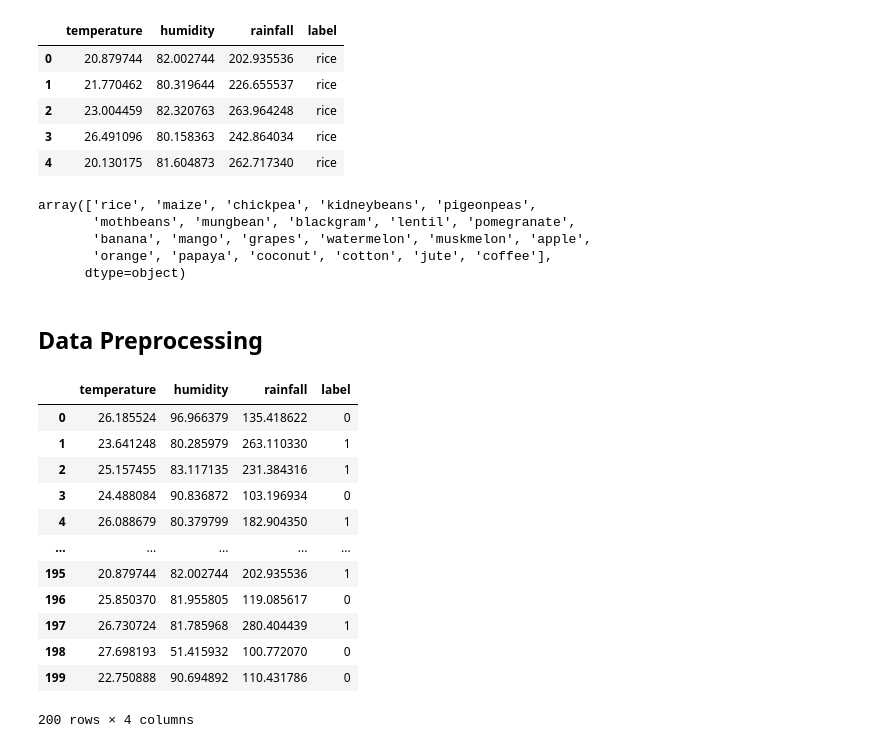
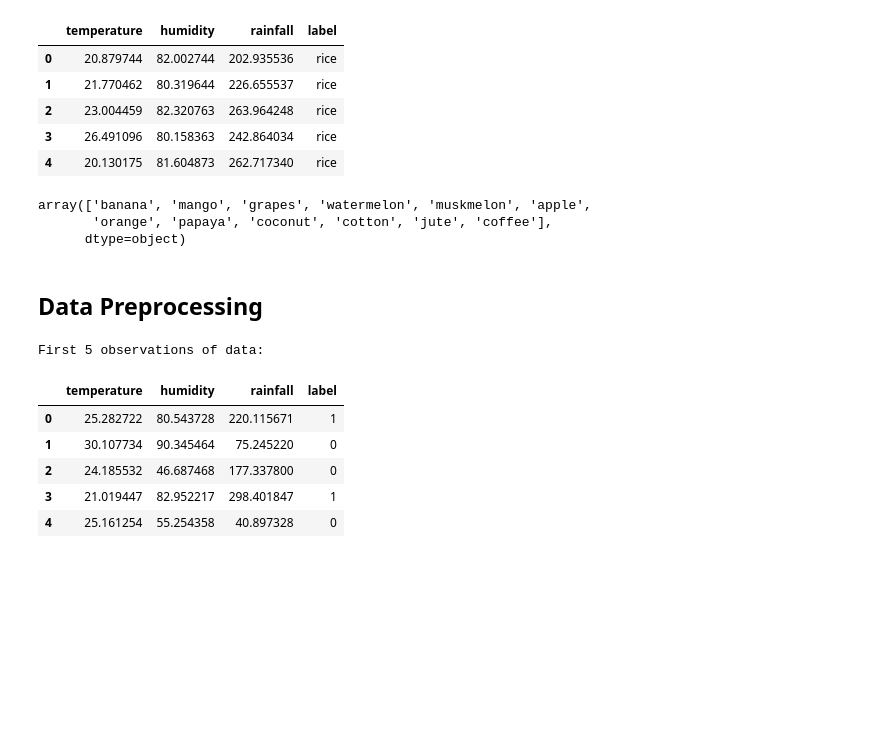
Before and after one commit to Tandur-Team/tandur-ml, a Jupyter notebook: second-eleven-model.ipynb, the cells around one changed output. Saved outputs shown, nothing was run; the diff lists cells and outputs as text; code cells hidden in the pictures; blank space fills up the shorter version.

```diff
--- a/second-eleven-model.ipynb
+++ b/second-eleven-model.ipynb
@@ -17,11 +17,9 @@ data.head()
 | 3 | 26.491096 | 80.158363 | 242.864034 | rice |
 | 4 | 20.130175 | 81.604873 | 262.717340 | rice |
 # %%
-data['label'].unique()
+data['label'].unique()[10:] # Second Eleven Label
 # %% [output]
-array(['rice', 'maize', 'chickpea', 'kidneybeans', 'pigeonpeas',
-       'mothbeans', 'mungbean', 'blackgram', 'lentil', 'pomegranate',
-       'banana', 'mango', 'grapes', 'watermelon', 'muskmelon', 'apple',
+array(['banana', 'mango', 'grapes', 'watermelon', 'muskmelon', 'apple',
        'orange', 'papaya', 'coconut', 'cotton', 'jute', 'coffee'],
       dtype=object)
 # %% [markdown]
@@ -36,7 +34,6 @@ def convert_label(row, label):
 
 def take_200(data, label):
 
-    label = label
     # Data for particular label
     specific_data = data[data['label'] == label]
 
@@ -53,19 +50,14 @@ def take_200(data, label):
 
     # Reset index and shuffle
     return new_data.sample(frac=1).reset_index(drop=True)
-# %%
-take_200(data, 'rice')
-# %% [output]
-|  | temperature | humidity | rainfall | label |
-| 0 | 26.185524 | 96.966379 | 135.418622 | 0 |
-| 1 | 23.641248 | 80.285979 | 263.110330 | 1 |
-| 2 | 25.157455 | 83.117135 | 231.384316 | 1 |
-| 3 | 24.488084 | 90.836872 | 103.196934 | 0 |
-| 4 | 26.088679 | 80.379799 | 182.904350 | 1 |
-| ... | ... | ... | ... | ... |
-| 195 | 20.879744 | 82.002744 | 202.935536 | 1 |
-| 196 | 25.850370 | 81.955805 | 119.085617 | 0 |
-| 197 | 26.730724 | 81.785968 | 280.404439 | 1 |
-| 198 | 27.698193 | 51.415932 | 100.772070 | 0 |
-| 199 | 22.750888 | 90.694892 | 110.431786 | 0 |
-200 rows × 4 columns
+# %%
+print('First 5 observations of data: \n')
+take_200(data, 'rice').head(5)
+# %% [output]
+First 5 observations of data:
+|  | temperature | humidity | rainfall | label |
+| 0 | 25.282722 | 80.543728 | 220.115671 | 1 |
+| 1 | 30.107734 | 90.345464 | 75.245220 | 0 |
+| 2 | 24.185532 | 46.687468 | 177.337800 | 0 |
+| 3 | 21.019447 | 82.952217 | 298.401847 | 1 |
+| 4 | 25.161254 | 55.254358 | 40.897328 | 0 |
```
Also changed, not shown: parts of 8 cells of this notebook.
